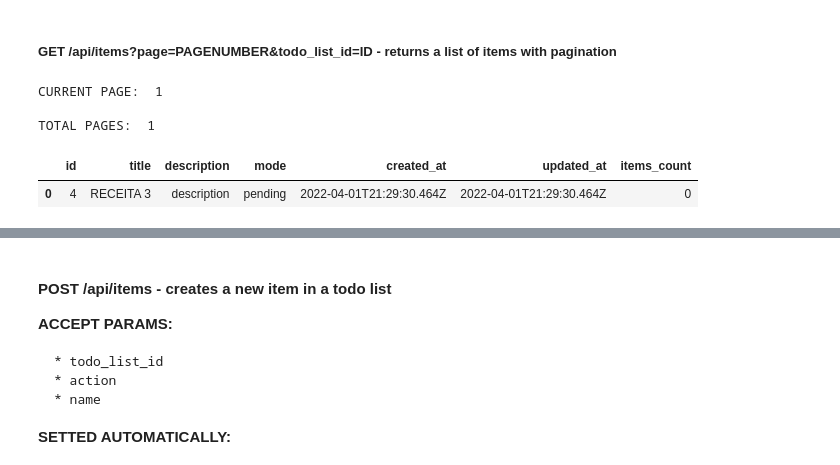
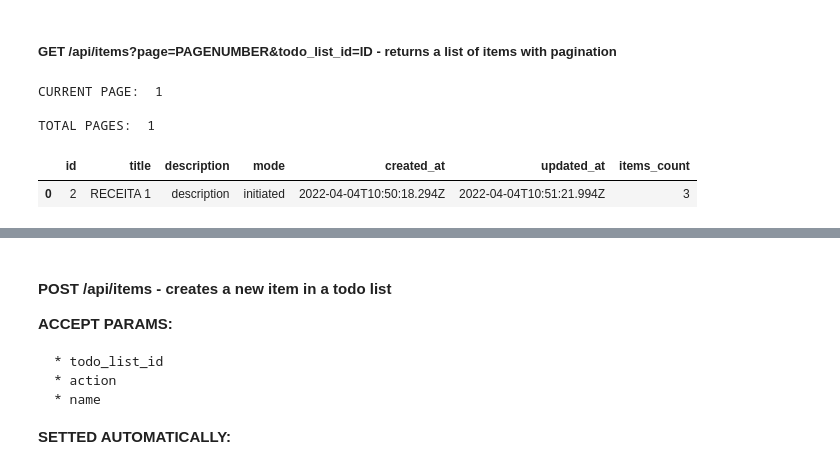
Before and after one commit to JesusGautamah/RUBY-IPYNBS, a Jupyter notebook: TODO_LISTS_PROJECT/api-documentation.ipynb, the cells around one changed output, grey strips where cells are left out. Saved outputs shown, nothing was run; the diff lists cells and outputs as text; code cells hidden in the pictures.

```diff
--- a/TODO_LISTS_PROJECT/api-documentation.ipynb
+++ b/TODO_LISTS_PROJECT/api-documentation.ipynb
@@ -394,0 +482,25 @@ ERRORS:  4
+# %%
+## IN THE FIRST PYTHON CELL HAVE A METHOD TO HELP US TO CREATE AND MARK ITEMS
+## LET'S CREATE ITEMS FOR THE FIRST, SECOND AND THIRD TODO LIST AND MARK THEM AS EXECUTED OR ARCHIVED
+## DEMONSTRATION PURPOSE
+
+lists_ids = ['1', '2', '3']
+
+commands = ['rails new', 'bundle', 'rake db:create db:migrate']
+
+names = ['first', 'second', 'third']
+
+for i in lists_ids:
+    for n in range(3):
+        json_response = json.loads(post_items(token, i, commands[n], names[n]))
+
+        print('CREATED:' , json_response['item']['name'], 'TODO_LIST:' , json_response['item']['todo_list'], 'ID: ', json_response['item']['id'])
+        if n == 2:
+            marked_response = json.loads(mark_item_as_executed(token, json_response['item']['id']))
+            print('MARKED:' , marked_response['data']['attributes']['name'], '\nTODO_LIST:' , marked_response['data']['attributes']['todo-list'], '\nMODE: ', marked_response['data']['attributes']['mode'], '\n')
+
+        elif n == 1:
+            marked_response = json.loads(mark_item_as_archived(token, json_response['item']['id']))
+            print('MARKED:' , marked_response['data']['attributes']['name'], '\nTODO_LIST:' , marked_response['data']['attributes']['todo-list'], '\nMODE: ', marked_response['data']['attributes']['mode'], '\n')
+
+mark_todo_as_done(token, 8)
@@ -508,7 +639,7 @@ TOTAL PAGES:  15
 ##### GET /api/items?page=PAGENUMBER&todo_list_id=ID - returns a list of items with pagination
 # %%
 ## HOLD PAGE NUMBEBER AND TODO LIST ID PARAMETERS IN VARIABLES
-page_with_todo_list_params = {'page': '1', 'todo_list_id': '4'}
+page_with_todo_list_params = {'page': '1', 'todo_list_id': '2'}
 
 ## SEND GET REQUEST WITH PAGE NUMBER AND TODO LIST ID PARAMETERS
 r = requests.get((url + '/api/items'), headers=auth_head_tag, params=page_with_todo_list_params)
@@ -520,34 +651,34 @@ json_response = json.loads(r.text)
 ## HOLD TODO LIST OBJECT IN VARIABLE
 json_todo_list_object = json_response['todo_list']
 
 ## HOLD ITEMS OBJECTS IN VARIABLE
 json_items_objects = json_response['items']
 
 ## HOLD TOTAL COUNT OF PAGES
 total_pages = r.headers['Total-Pages']
 
 ## HOLD CURRENT PAGE NUMBER
 current_page = r.headers['Current-Page']
 
 ## PRINT CURRENT AND TOTAL PAGES NUMBER
 print('CURRENT PAGE: ', current_page, '\n\nTOTAL PAGES: ', total_pages, '\n')
 
 
 ## PRINT TODO LIST OBJECT
 # print("TODO LIST: ", json_todo_list_object, '\n')
 
 ## PRINT ITEMS OBJECTS
 # for item in json_items_objects:
 #     print('ITEM: ', item, '\n')
 
 ## PRINT TODO LIST OBJECT AS DATA FRAME
 pd.json_normalize(json_todo_list_object)
 # %% [output]
 CURRENT PAGE:  1
 
 TOTAL PAGES:  1
 |  | id | title | description | mode | created_at | updated_at | items_count |
-| 0 | 4 | RECEITA 3 | description | pending | 2022-04-01T21:29:30.464Z | 2022-04-01T21:29:30.464Z | 0 |
+| 0 | 2 | RECEITA 1 | description | initiated | 2022-04-04T10:50:18.294Z | 2022-04-04T10:51:21.994Z | 3 |
 # %%
 ## PRINT ITEMS OBJECTS AS DATA FRAME
 pd.json_normalize(json_items_objects)
```
Also changed, not shown: parts of 37 cells of this notebook.
